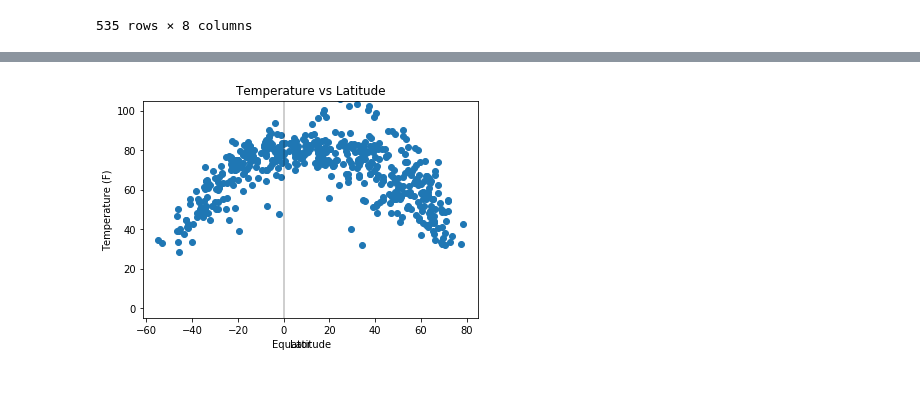
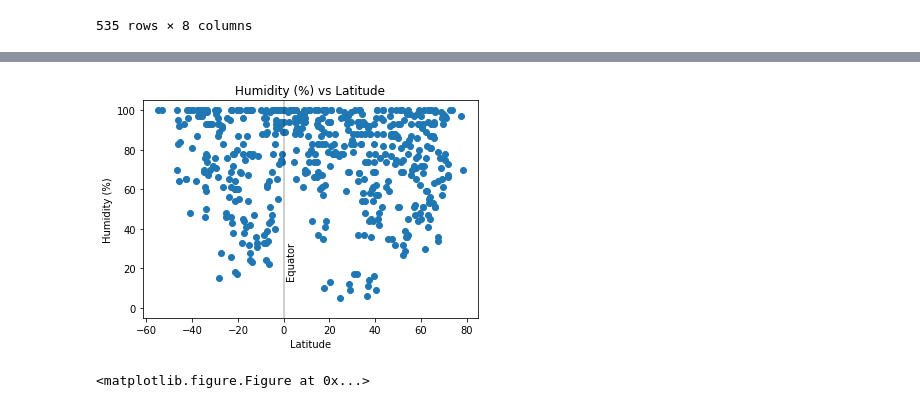
Before and after one commit to nunezraf/Weather-Analysis, a Jupyter notebook: Weather_Analysis.ipynb, the cells around one changed output, grey strips where cells are left out. Drawn from its saved outputs; the diff is of its cells as text; code cells hidden in the pictures.

```diff
--- a/Weather_Analysis.ipynb
+++ b/Weather_Analysis.ipynb
@@ -212,18 +221,15 @@ Name: Temperature (F), Length: 535, dtype: object
 # %%
-#Temperature (F) vs. Latitude
-
-
-# xvals = weather_data[lat]
-# yvals = weather_data[clo]
-plt.title("Temperature vs Latitude")
+#Humidity (%) vs. Latitude
+plt.title("Humidity (%) vs Latitude")
 plt.xlabel('Latitude')
-plt.ylabel('Temperature (F)')
+plt.ylabel('Humidity (%)')
 plt.ylim(-5,105)
 plt.axvline(0, color = 'black', alpha = .25, label = 'Equator')
-plt.text(-5,-20,'Equator')
-plt.scatter(Lat, Temp)
+plt.text(1,30,'Equator',rotation=90)
+plt.scatter(Lat, hum)
 plt.show()
-#     plt.savefig("Graph_Output/%s vs Latitude.png" % (labels_dic[clo]))
+plt.savefig("Humidity (%) vs Latitude")
 # %% [output]
-[figure, old version]
+[figure, new version]
+<matplotlib.figure.Figure at 0x...>
 # %%
```
Also changed, not shown: parts of 9 cells of this notebook, 7 other files.
